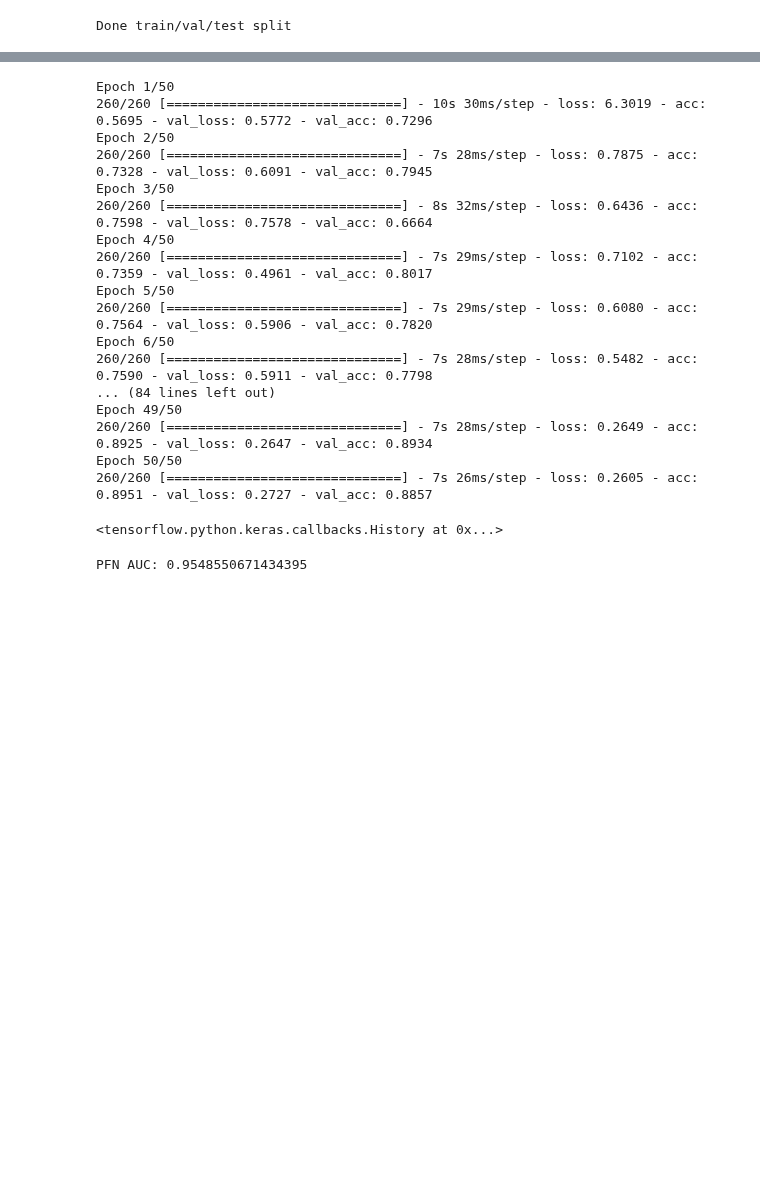
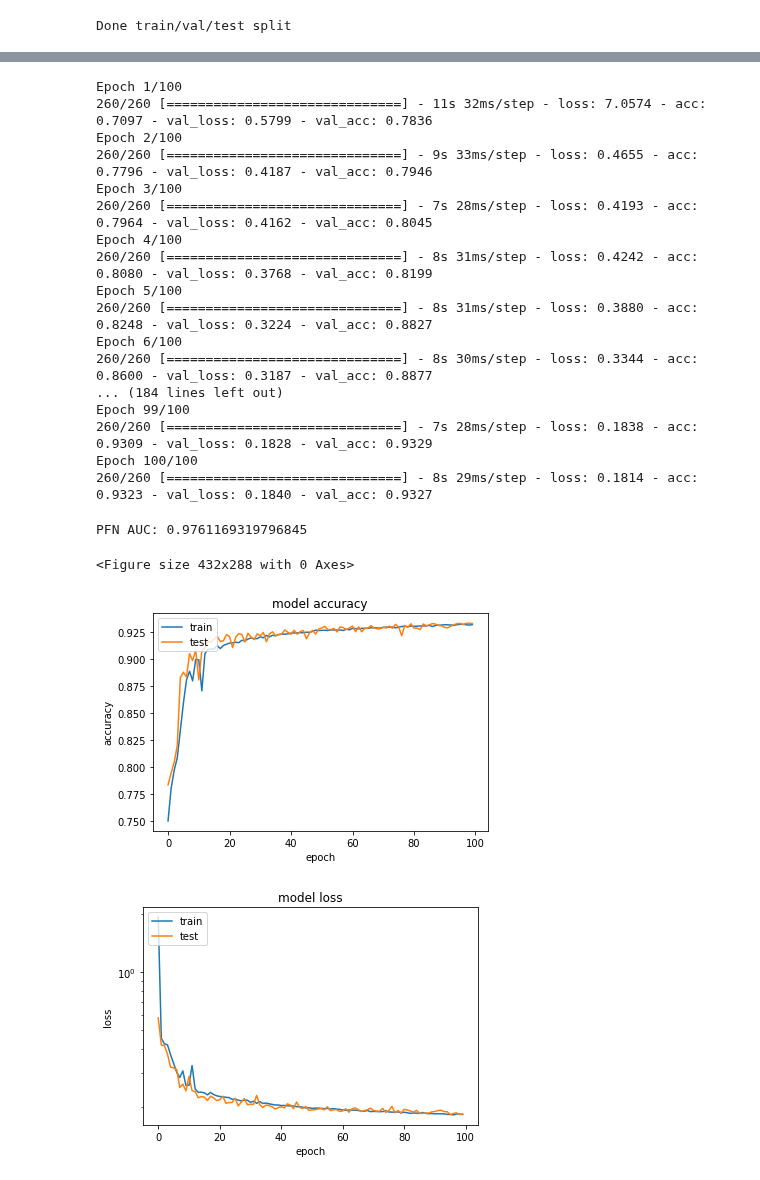
Before and after one commit to russbate42/UBCPionML, a Jupyter notebook: classifier/TopoClusterClassifierPFN.ipynb, the cells around one changed output, grey strips where cells are left out. Saved outputs shown, nothing was run; the diff lists cells and outputs as text; code cells hidden in the pictures; blank space fills up the shorter version.

```diff
--- a/classifier/TopoClusterClassifierPFN.ipynb
+++ b/classifier/TopoClusterClassifierPFN.ipynb
@@ -25,7 +25,7 @@ from energyflow.archs import PFN
 from sklearn.metrics import roc_auc_score, roc_curve
 import matplotlib.pyplot as plt
 # %%
-X = np.load(data_path+'X.npy')
+X = np.load(data_path+'X_4.npy')
 # %%
 Y = tf.keras.utils.to_categorical(np.concatenate((np.ones(90000), np.zeros(90000))))
 # %%
@@ -68,24 +68,23 @@ history = pfn.fit(X_train, Y_train,
         validation_data=(X_val, Y_val),
         verbose=1)
 # %% [output]
-Epoch 1/50
-260/260 [==============================] - 10s 30ms/step - loss: 6.3019 - acc: 0.5695 - val_loss: 0.5772 - val_acc: 0.7296
-Epoch 2/50
-260/260 [==============================] - 7s 28ms/step - loss: 0.7875 - acc: 0.7328 - val_loss: 0.6091 - val_acc: 0.7945
-Epoch 3/50
-260/260 [==============================] - 8s 32ms/step - loss: 0.6436 - acc: 0.7598 - val_loss: 0.7578 - val_acc: 0.6664
-Epoch 4/50
-260/260 [==============================] - 7s 29ms/step - loss: 0.7102 - acc: 0.7359 - val_loss: 0.4961 - val_acc: 0.8017
-Epoch 5/50
-260/260 [==============================] - 7s 29ms/step - loss: 0.6080 - acc: 0.7564 - val_loss: 0.5906 - val_acc: 0.7820
-Epoch 6/50
-260/260 [==============================] - 7s 28ms/step - loss: 0.5482 - acc: 0.7590 - val_loss: 0.5911 - val_acc: 0.7798
-... (84 lines left out)
-Epoch 49/50
-260/260 [==============================] - 7s 28ms/step - loss: 0.2649 - acc: 0.8925 - val_loss: 0.2647 - val_acc: 0.8934
-Epoch 50/50
-260/260 [==============================] - 7s 26ms/step - loss: 0.2605 - acc: 0.8951 - val_loss: 0.2727 - val_acc: 0.8857
+Epoch 1/100
+260/260 [==============================] - 11s 32ms/step - loss: 7.0574 - acc: 0.7097 - val_loss: 0.5799 - val_acc: 0.7836
+Epoch 2/100
+260/260 [==============================] - 9s 33ms/step - loss: 0.4655 - acc: 0.7796 - val_loss: 0.4187 - val_acc: 0.7946
+Epoch 3/100
+260/260 [==============================] - 7s 28ms/step - loss: 0.4193 - acc: 0.7964 - val_loss: 0.4162 - val_acc: 0.8045
+Epoch 4/100
+260/260 [==============================] - 8s 31ms/step - loss: 0.4242 - acc: 0.8080 - val_loss: 0.3768 - val_acc: 0.8199
+Epoch 5/100
+260/260 [==============================] - 8s 31ms/step - loss: 0.3880 - acc: 0.8248 - val_loss: 0.3224 - val_acc: 0.8827
+Epoch 6/100
+260/260 [==============================] - 8s 30ms/step - loss: 0.3344 - acc: 0.8600 - val_loss: 0.3187 - val_acc: 0.8877
+... (184 lines left out)
+Epoch 99/100
+260/260 [==============================] - 7s 28ms/step - loss: 0.1838 - acc: 0.9309 - val_loss: 0.1828 - val_acc: 0.9329
+Epoch 100/100
+260/260 [==============================] - 8s 29ms/step - loss: 0.1814 - acc: 0.9323 - val_loss: 0.1840 - val_acc: 0.9327
-<tensorflow.python.keras.callbacks.History at 0x...>
 # %%
 preds = pfn.predict(X_test, batch_size=1000)
 # %%
@@ -97,4 +96,4 @@ print()
 print('PFN AUC:', auc)
 print()
 # %% [output]
-PFN AUC: 0.9548550671434395
+PFN AUC: 0.9761169319796845
@@ -101,26 +103,31 @@ PFN AUC: 0.9548550671434395
 # %%
     plt.cla(); plt.clf()
     fig = plt.figure()
     fig.patch.set_facecolor('white')
 
     plt.plot(history.history['acc'])
     plt.plot(history.history['val_acc'])
-    plt.title('model accuracy)
+    plt.title('model accuracy')
     plt.ylabel('accuracy')
     plt.xlabel('epoch')
     plt.legend(['train', 'test'], loc='upper left')
     # plt.savefig('Plots/accuracy_' + layer + '.pdf')
     plt.show()
 
 
     # summarize history for loss
     fig = plt.figure()
     fig.patch.set_facecolor('white')
     plt.plot(history.history['loss'])
     plt.plot(history.history['val_loss'])
     plt.title('model loss')
     plt.ylabel('loss')
     plt.xlabel('epoch')
+    plt.yscale('log')
     plt.legend(['train', 'test'], loc='upper left')
     # plt.savefig(plotpath + 'loss_' + layer + '.pdf')
     plt.show()
+# %% [output]
+<Figure size 432x288 with 0 Axes>
+[figure, added]
+[figure, added]
```
Also changed, not shown: parts of 2 cells of this notebook, 1 other file.
